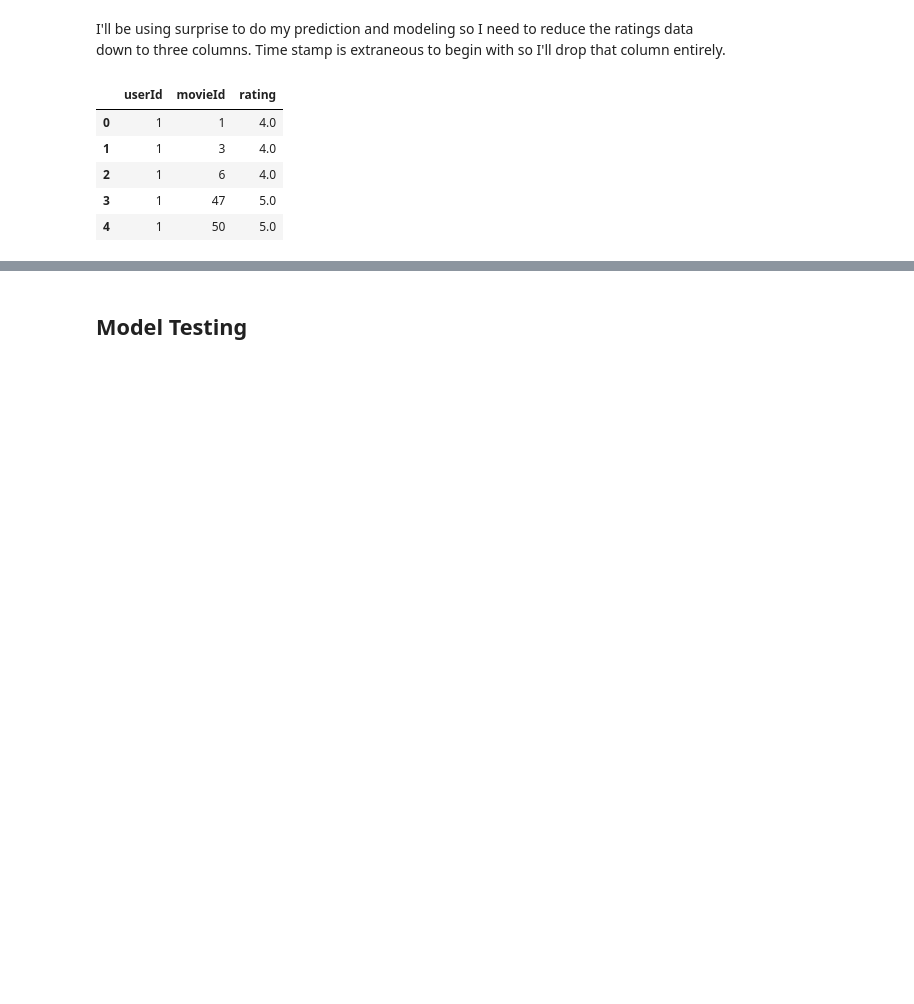
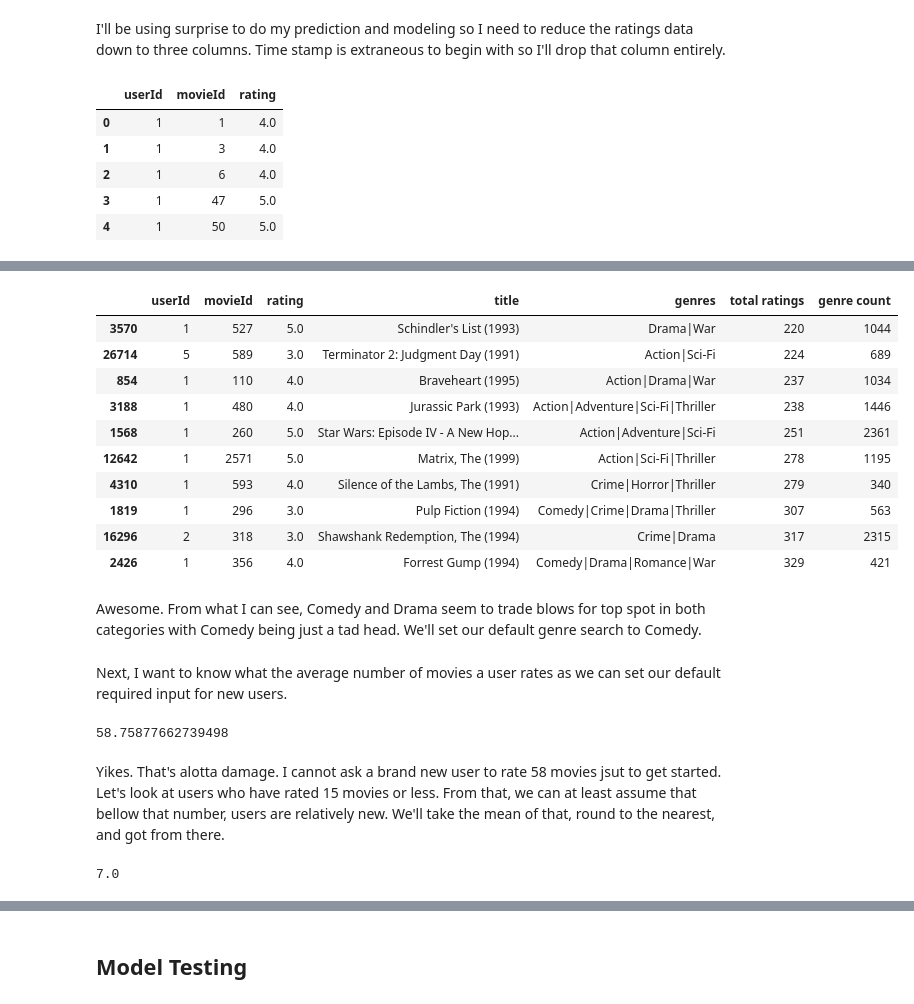
Before and after one commit to jpakele/Phase4Project, a Jupyter notebook: movieRecommendations.ipynb, the cells around one changed output, grey strips where cells are left out. Cells and saved outputs as stored; diff of their text form; code cells hidden in the pictures; blank space fills up the shorter version.

```diff
--- a/movieRecommendations.ipynb
+++ b/movieRecommendations.ipynb
@@ -44,0 +92,32 @@ Perfect. And much less effort thanks in part to not having any data cleaning to
+# %%
+df2TotRate
+# %% [output]
+|  | userId | movieId | rating | title | genres | total ratings | genre count |
+| 3570 | 1 | 527 | 5.0 | Schindler's List (1993) | Drama|War | 220 | 1044 |
+| 26714 | 5 | 589 | 3.0 | Terminator 2: Judgment Day (1991) | Action|Sci-Fi | 224 | 689 |
+| 854 | 1 | 110 | 4.0 | Braveheart (1995) | Action|Drama|War | 237 | 1034 |
+| 3188 | 1 | 480 | 4.0 | Jurassic Park (1993) | Action|Adventure|Sci-Fi|Thriller | 238 | 1446 |
+| 1568 | 1 | 260 | 5.0 | Star Wars: Episode IV - A New Hop... | Action|Adventure|Sci-Fi | 251 | 2361 |
+| 12642 | 1 | 2571 | 5.0 | Matrix, The (1999) | Action|Sci-Fi|Thriller | 278 | 1195 |
+| 4310 | 1 | 593 | 4.0 | Silence of the Lambs, The (1991) | Crime|Horror|Thriller | 279 | 340 |
+| 1819 | 1 | 296 | 3.0 | Pulp Fiction (1994) | Comedy|Crime|Drama|Thriller | 307 | 563 |
+| 16296 | 2 | 318 | 3.0 | Shawshank Redemption, The (1994) | Crime|Drama | 317 | 2315 |
+| 2426 | 1 | 356 | 4.0 | Forrest Gump (1994) | Comedy|Drama|Romance|War | 329 | 421 |
+# %% [markdown]
+Awesome. From what I can see, Comedy and Drama seem to trade blows for top spot in both categories with Comedy being just a tad head. We'll set our default genre search to Comedy.
+# %% [markdown]
+Next, I want to know what the average number of movies a user rates as we can set our default required input for new users.
+# %%
+#new column of every time a userId appears.
+df2['total movies rated by user'] = df2.groupby(cols)['userId'].transform('size')
+
+df2['total movies rated by user'].mean()
+# %% [output]
+58.75877662739498
+# %% [markdown]
+Yikes. That's alotta damage. I cannot ask a brand new user to rate 58 movies jsut to get started. Let's look at users who have rated 15 movies or less. From  that, we can at least assume that bellow that number, users are relatively new. We'll take the mean of that, round to the nearest, and got from there.
+# %%
+df2ratings = df2[(df2['total movies rated by user'] <= 15)]
+df2ratings['total movies rated by user'].mean().round()
+# %% [output]
+7.0
```
Also changed, not shown: parts of 15 cells of this notebook, 7 other files.
